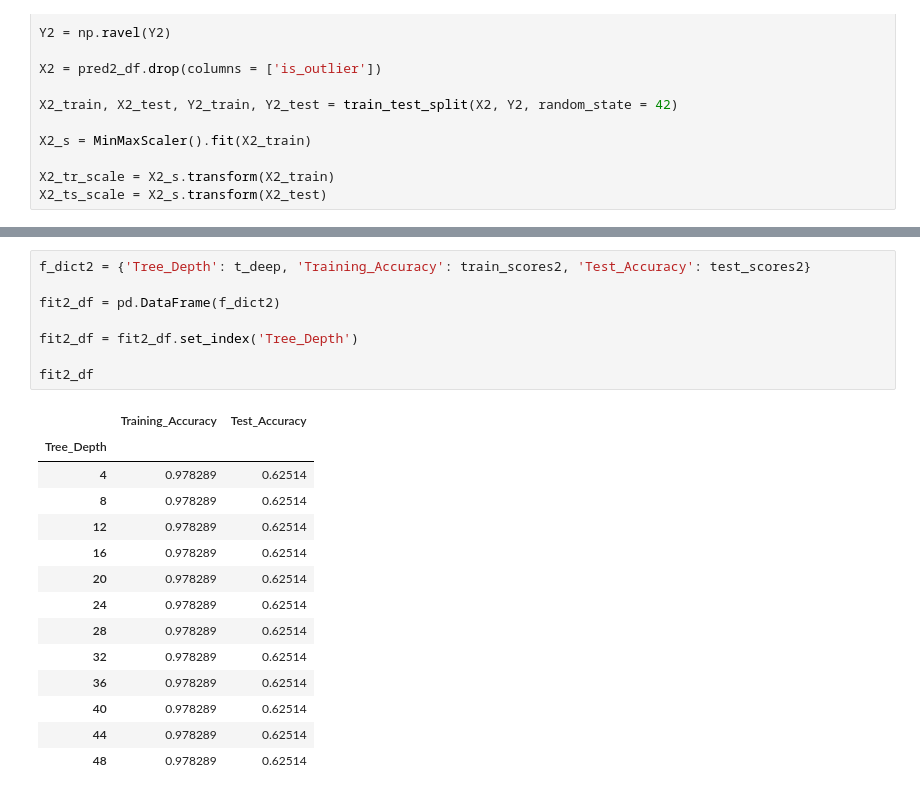
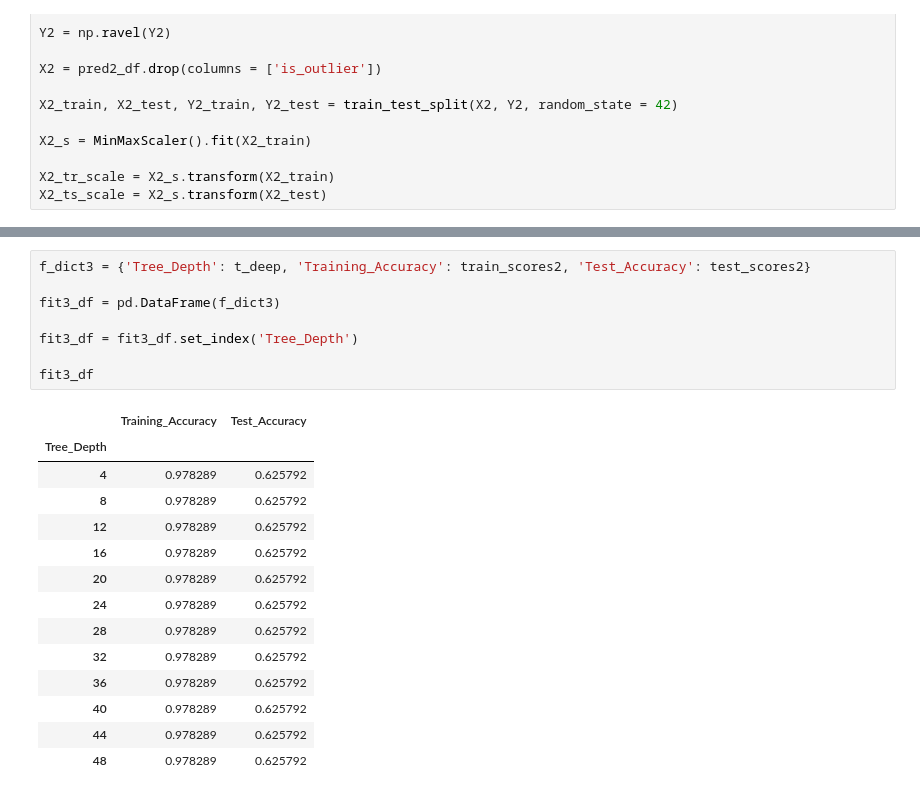
Before and after one commit to gspahlin/Movie_metric_predictor, a Jupyter notebook: Movie_predictor_ML_1.ipynb, the cells around one changed output, grey strips where cells are left out. Saved outputs shown, nothing was run; the diff lists cells and outputs as text.

Commit message:
optimized dataset created, and random forest score repeated

```diff
--- a/Movie_predictor_ML_1.ipynb
+++ b/Movie_predictor_ML_1.ipynb
@@ -331,24 +538,24 @@ print(test_scores2)
 # %%
-f_dict2 = {'Tree_Depth': t_deep, 'Training_Accuracy': train_scores2, 'Test_Accuracy': test_scores2}
+f_dict3 = {'Tree_Depth': t_deep, 'Training_Accuracy': train_scores2, 'Test_Accuracy': test_scores2}
 
-fit2_df = pd.DataFrame(f_dict2)
+fit3_df = pd.DataFrame(f_dict3)
 
-fit2_df = fit2_df.set_index('Tree_Depth')
+fit3_df = fit3_df.set_index('Tree_Depth')
 
-fit2_df
+fit3_df
 # %% [output]
 |  | Training_Accuracy | Test_Accuracy |
 | Tree_Depth |  |  |
-| 4 | 0.978289 | 0.62514 |
-| 8 | 0.978289 | 0.62514 |
-| 12 | 0.978289 | 0.62514 |
-| 16 | 0.978289 | 0.62514 |
-| 20 | 0.978289 | 0.62514 |
-| 24 | 0.978289 | 0.62514 |
-| 28 | 0.978289 | 0.62514 |
-| 32 | 0.978289 | 0.62514 |
-| 36 | 0.978289 | 0.62514 |
-| 40 | 0.978289 | 0.62514 |
-| 44 | 0.978289 | 0.62514 |
-| 48 | 0.978289 | 0.62514 |
+| 4 | 0.978289 | 0.625792 |
+| 8 | 0.978289 | 0.625792 |
+| 12 | 0.978289 | 0.625792 |
+| 16 | 0.978289 | 0.625792 |
+| 20 | 0.978289 | 0.625792 |
+| 24 | 0.978289 | 0.625792 |
+| 28 | 0.978289 | 0.625792 |
+| 32 | 0.978289 | 0.625792 |
+| 36 | 0.978289 | 0.625792 |
+| 40 | 0.978289 | 0.625792 |
+| 44 | 0.978289 | 0.625792 |
+| 48 | 0.978289 | 0.625792 |
 # %%
```
Also changed, not shown: parts of 21 cells of this notebook.
